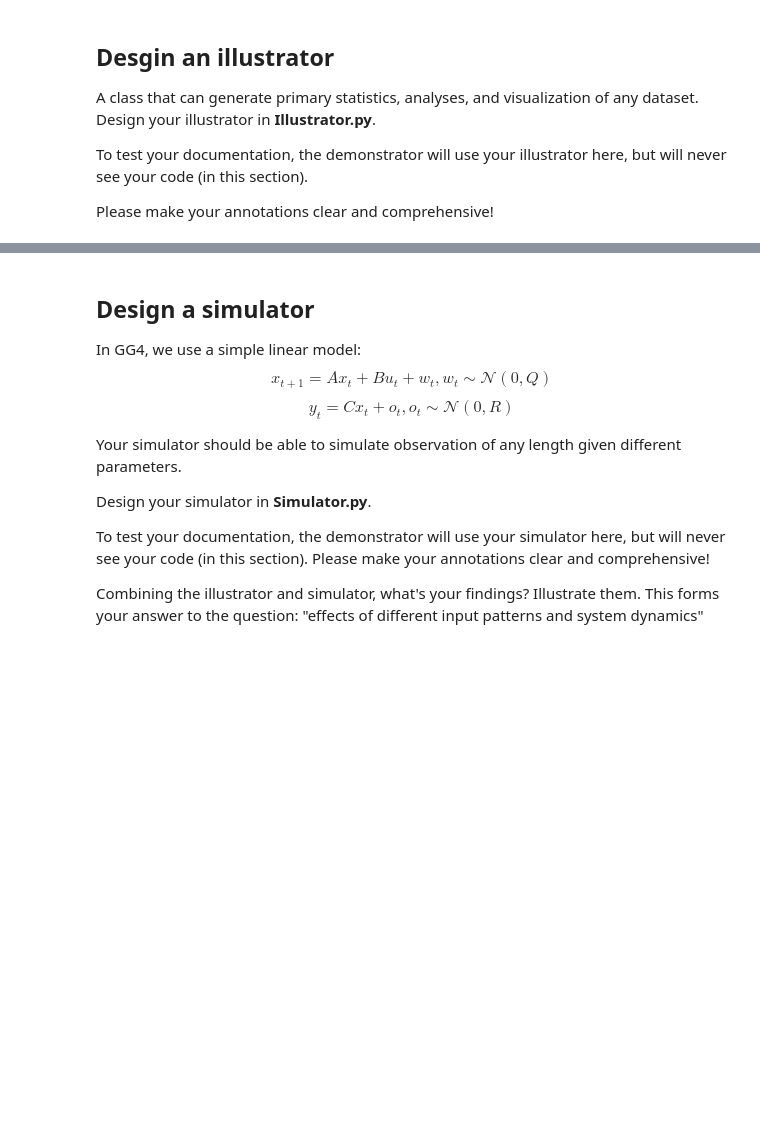
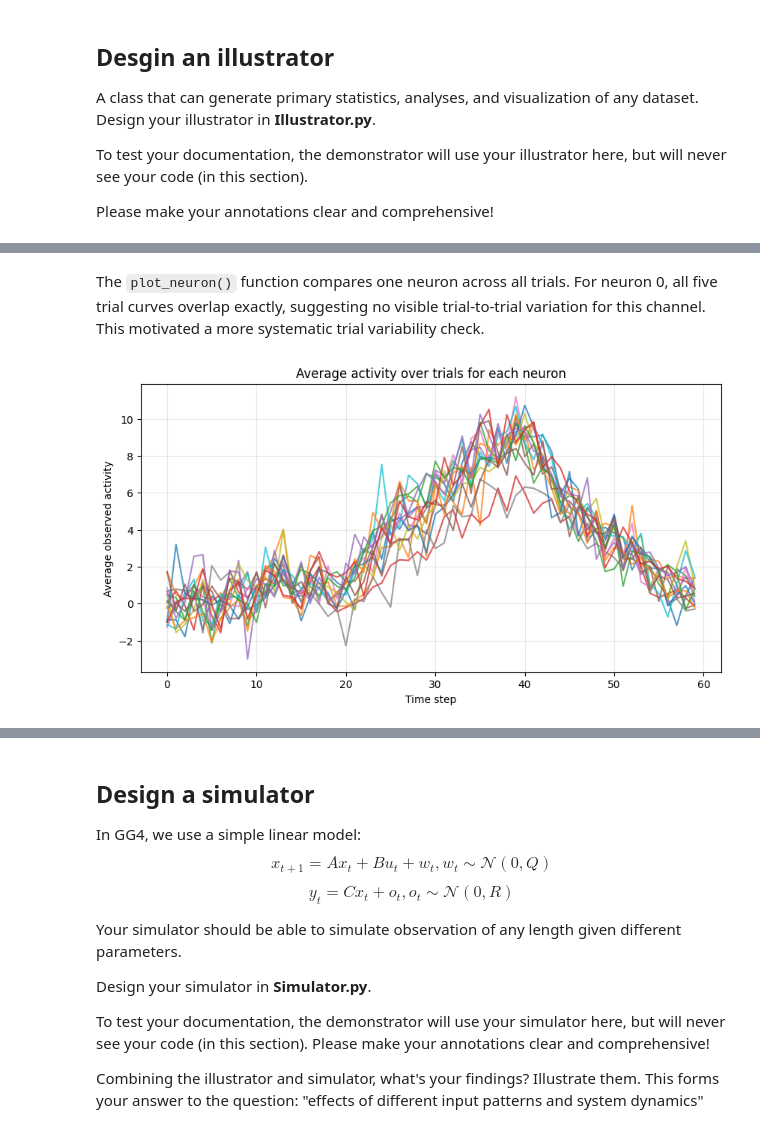
Before and after one commit to Hassan-Himaz/GG4, a Jupyter notebook: week1.ipynb, the cells around one changed output, grey strips where cells are left out. Saved outputs shown, nothing was run; the diff lists cells and outputs as text; code cells hidden in the pictures; blank space fills up the shorter version.

```diff
--- a/week1.ipynb
+++ b/week1.ipynb
@@ -78,0 +92,7 @@ pass
+# %% [markdown]
+The `plot_neuron()` function compares one neuron across all trials. For neuron 0, all five trial curves overlap exactly, suggesting no visible trial-to-trial variation for this channel. This motivated a more systematic trial variability check.
+# %%
+# 4. Plot average over trials for each neuron (same as one trial)
+illu.plot_trial_average()
+# %% [output]
+[figure, added]
```
Also changed, not shown: parts of 30 cells of this notebook.
